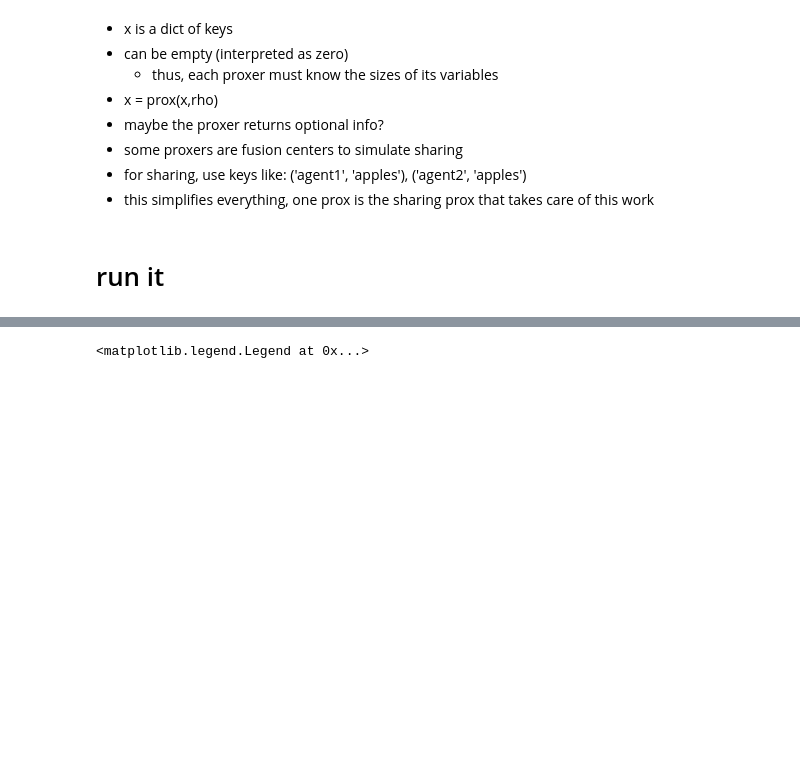
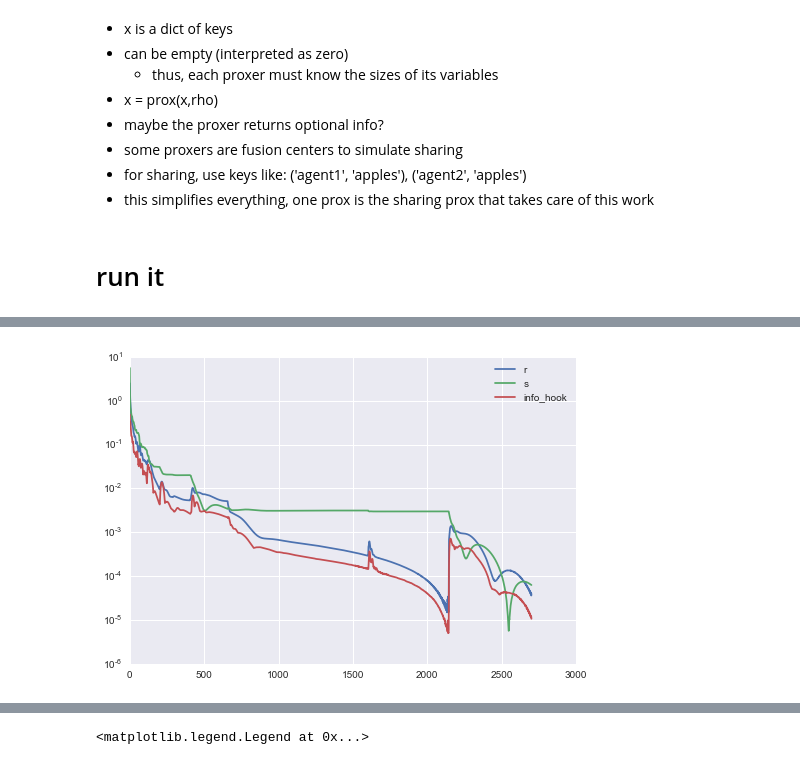
Before and after one commit to ajfriend/admm, a Jupyter notebook: Untitled.ipynb, the cells around one changed output, grey strips where cells are left out. Cells and saved outputs as stored; diff of their text form; code cells hidden in the pictures; blank space fills up the shorter version.

Commit message:
OO ADMM interface with even more timing

```diff
--- a/Untitled.ipynb
+++ b/Untitled.ipynb
@@ -107,3 +87,12 @@ foo = make_sharing_prox(total)
 proxes += [foo]
 
 displeasure_hook = make_displeasure_hook(A,B)
+# %%
+from admm.admm_oo import ADMM
+from admm.rho_adjust import constant, make_resid_gap
+
+alg1 = ADMM(proxes, 1, info_hook=displeasure_hook, rho_adj = constant )
+alg2 = ADMM(proxes, 1, info_hook=displeasure_hook, rho_adj = make_resid_gap(5,2))
+
+alg1.step(100,verbose=True)
+alg2.step(100,verbose=True)
@@ -109,0 +108,3 @@ displeasure_hook = make_displeasure_hook(A,B)
+# %%
+alg1.step(300,verbose=True)
+alg2.step(300,verbose=True)
@@ -109,0 +114,4 @@ displeasure_hook = make_displeasure_hook(A,B)
+# %%
+alg1.plot_resid()
+# %% [output]
+[figure, added]
```
Also changed, not shown: parts of 18 cells of this notebook, 5 other files.
